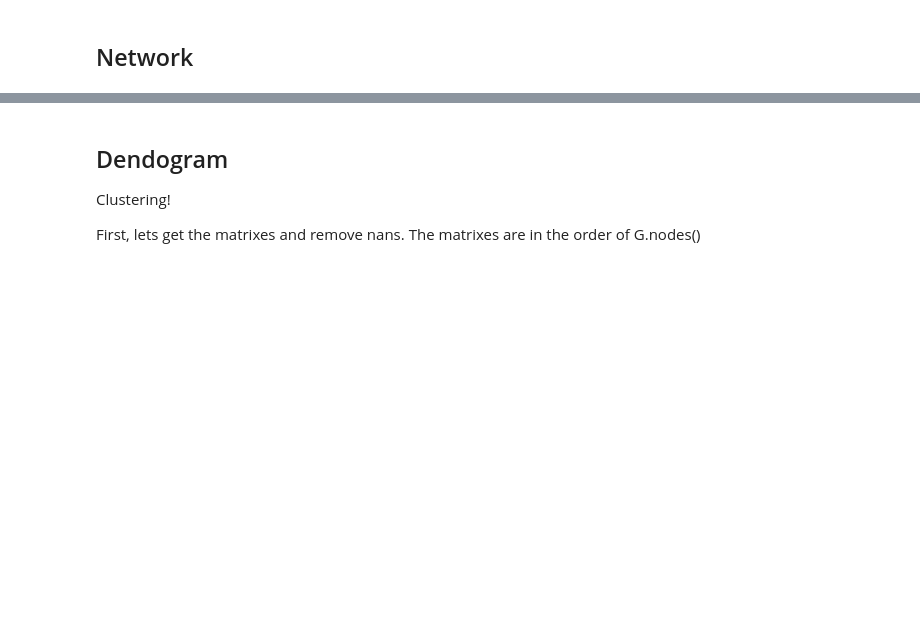
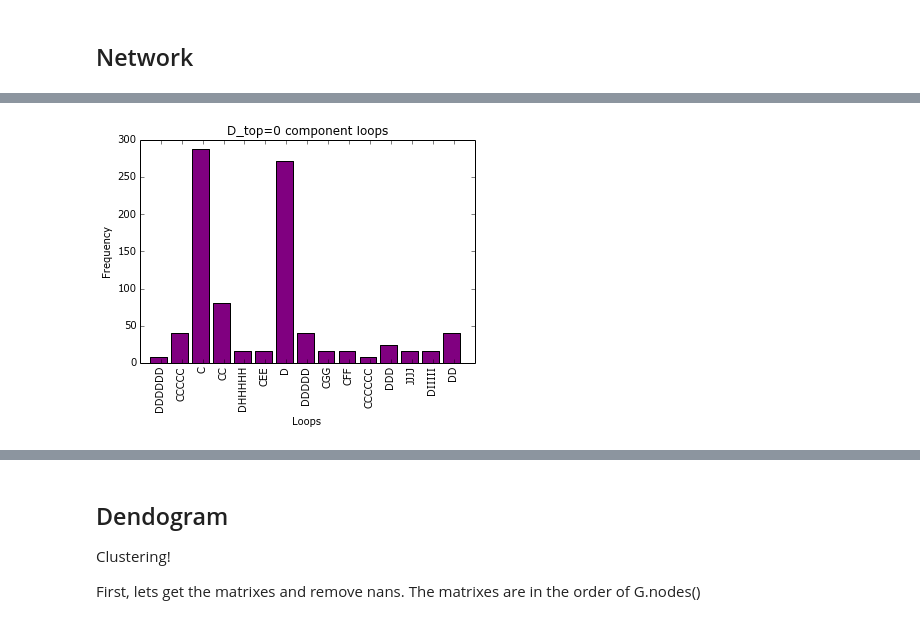
Before and after one commit to mar-esther23/CircuitsAnalyses, a Jupyter notebook: Analysis5nodes.ipynb, the cells around one changed output, grey strips where cells are left out. Drawn from its saved outputs; the diff is of its cells as text; code cells hidden in the pictures; blank space fills up the shorter version.

```diff
--- a/Analysis5nodes.ipynb
+++ b/Analysis5nodes.ipynb
@@ -108,0 +176,13 @@ Separate d_top = 0
+# %%
+loops = [d[2] for d in data0]
+loops = {l:loops.count(l) for l in set(loops)}
+loops
+
+plt.bar(np.arange(0.5,len(loops)+.5,1), list(loops.values()), color='purple' )
+plt.title("D_top=0 component loops")
+plt.xlabel("Loops")
+plt.xticks(range(1,len(loops)+1), list(loops.keys()), rotation='vertical')
+plt.ylabel("Frequency")
+plt.show()
+# %% [output]
+[figure, added]
```
Also changed, not shown: parts of 16 cells of this notebook, 1 other file.
